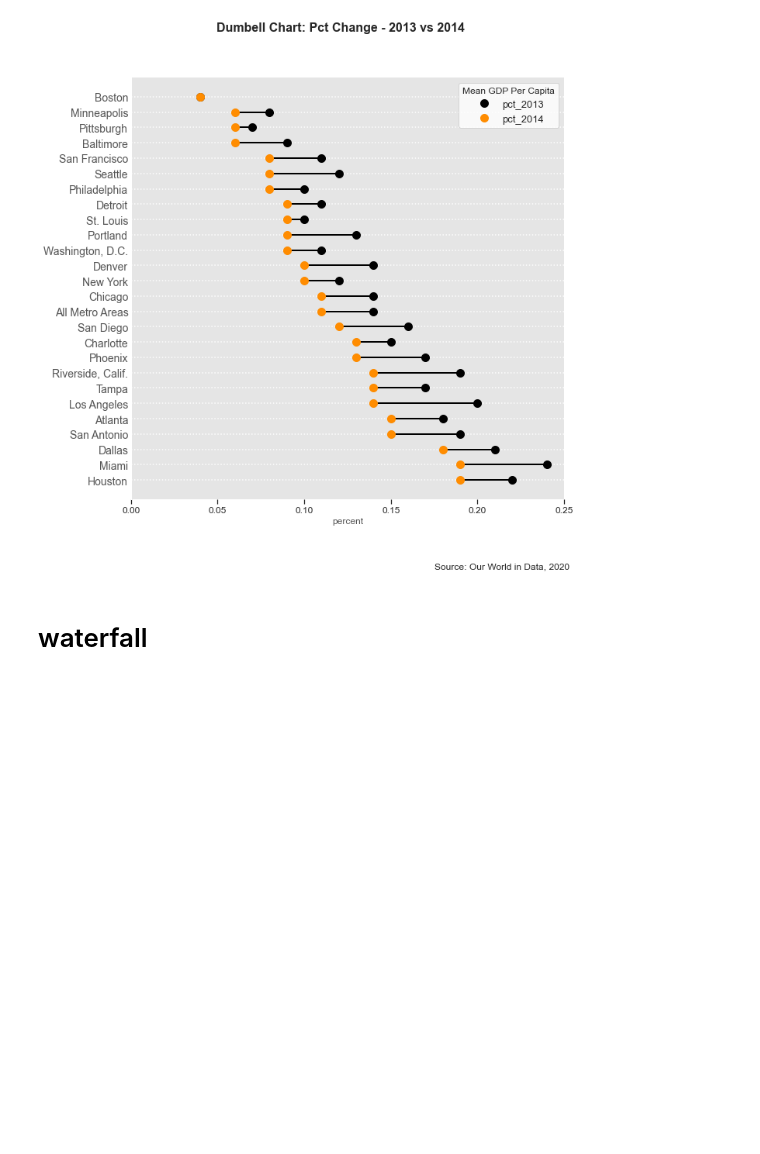
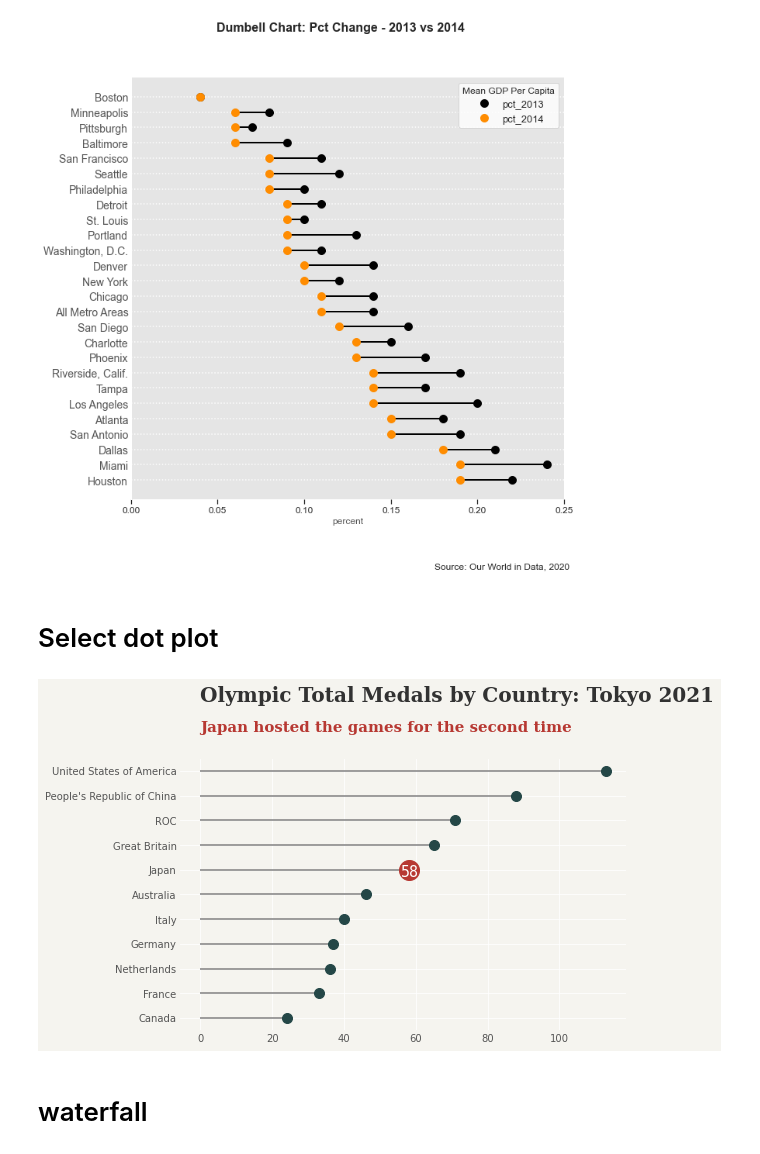
Before and after one commit to imanursar/Machine-Learning-Notes, a Jupyter notebook: Custom Function/Advance Visual Function.ipynb, the cells around one changed output. Drawn from its saved outputs; the diff is of its cells as text; code cells hidden in the pictures; blank space fills up the shorter version.

```diff
--- a/Custom Function/Advance Visual Function.ipynb
+++ b/Custom Function/Advance Visual Function.ipynb
@@ -41,6 +39,20 @@ advance_visual.connected_dot_plot(df,'Area','pct_2013','pct_2014'
                                   ,title_legend='Mean GDP Per Capita')
 # %% [output]
 [figure]
+# %% [markdown]
+# Select dot plot
+# %%
+df_21_full=pd.read_csv(f"E:/gitlab/machine-learning/dataset/Tokyo 2021 dataset.csv")
+# %%
+title = 'Olympic Total Medals by Country: Tokyo 2021'
+sub_title =  'Japan hosted the games for the second time'
+x_label = "Total Medals"
+# %%
+advance_visual.select_dot_plot(df_21_full[:11], col_name = 'Team/NOC', col_value= 'Total',
+                               col_num = 4,x_label="Total Medals",
+                               title=title,sub_title=sub_title)
+# %% [output]
+[figure, added]
 # %% [markdown]
 # waterfall
 # %%
```
Also changed, not shown: parts of 7 cells of this notebook.
